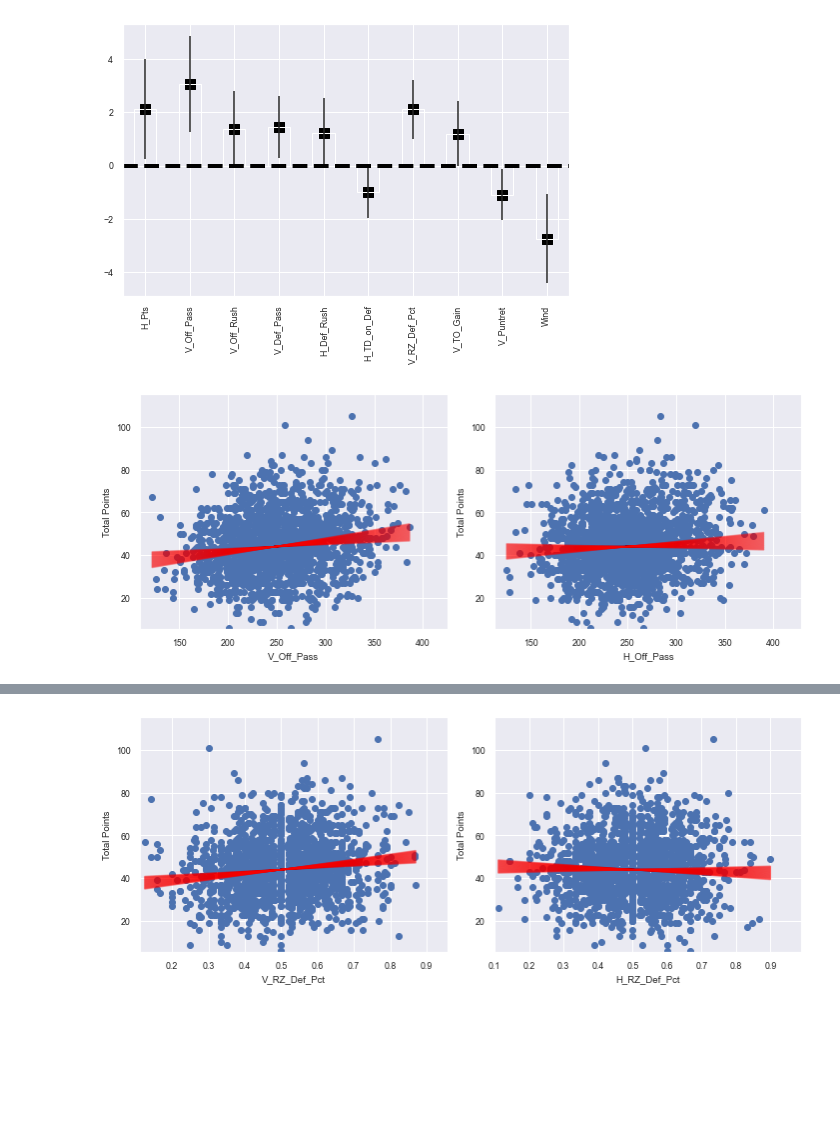
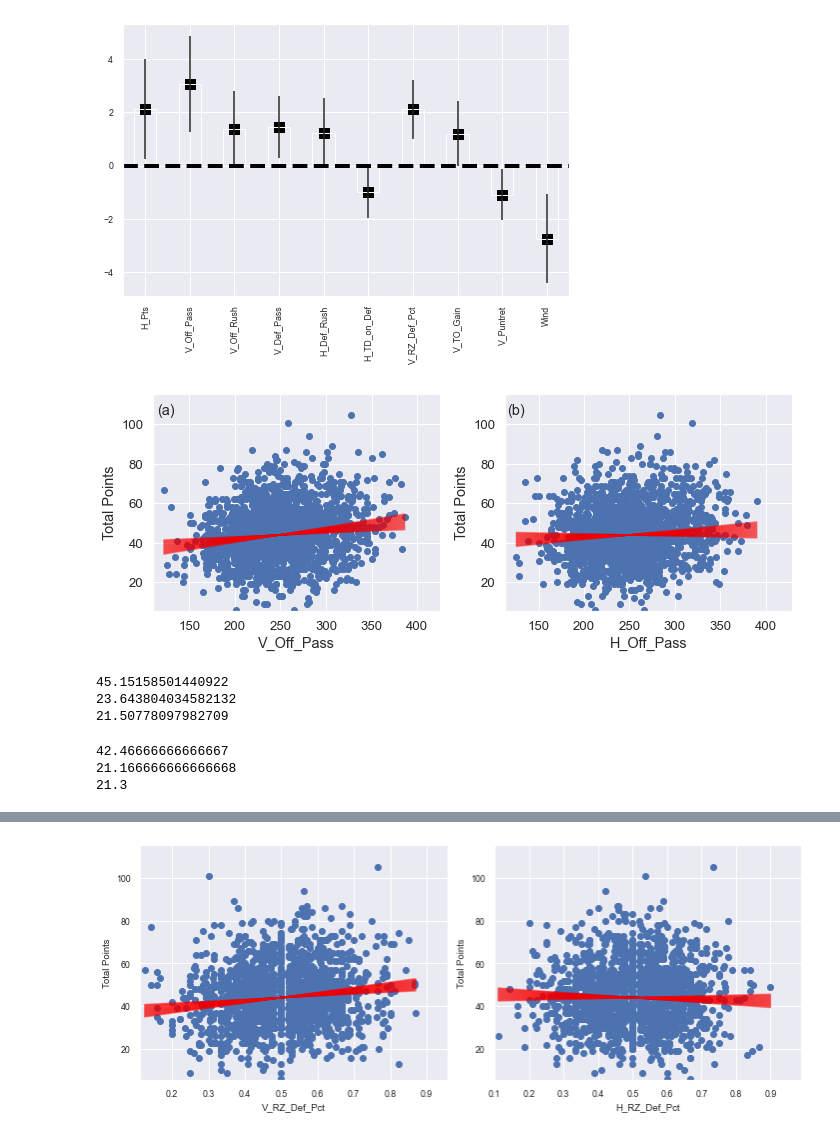
Before and after one commit to titansat74/Projects, a Jupyter notebook: Capstone Two/Cap2_Model.ipynb, the cells around one changed output, grey strips where cells are left out. Cells and saved outputs as stored; diff of their text form; code cells hidden in the pictures; blank space fills up the shorter version.

```diff
--- a/Capstone Two/Cap2_Model.ipynb
+++ b/Capstone Two/Cap2_Model.ipynb
@@ -638,28 +621,37 @@ Warnings:
 # %%
 fig17 = plt.figure(figsize=(10,4))
 cats = ['V_Off_Pass','H_Off_Pass']
+lbl = ['(a)','(b)']
 y = dfgame['Tot_Pts']
 y0 = np.median(dfgame['Tot_Pts'])
 for i,cat in enumerate(cats):
-    i = i+1
-    _ = fig17.add_subplot(1,2,i)
+    _ = fig17.add_subplot(1,2,i+1)
     x = dfgame[cat]
 #    m = df.loc[cat,'Unscaled']
     min_m = df.loc[cat,'min']
     max_m = df.loc[cat,'max']
     mm = np.linspace(min_m,max_m,100)
     x0 = np.median(dfgame[cat])
     plt.scatter(x,y)
     plt.xlabel(cat)
     plt.ylabel('Total Points')
     plt.xlim(min(x)*0.9,max(x)*1.1)
     plt.ylim(min(y)*0.9,max(y)*1.1)
+    plt.text(115,105,lbl[i],fontsize='medium')
     xx = np.linspace(min(x),max(x),500)
     b = y0-mm*x0
-    for i in range(len(mm)):
-        plt.plot(xx,mm[i]*xx+b[i],c='red',alpha=0.1)
+    for j in range(len(mm)):
+        plt.plot(xx,mm[j]*xx+b[j],c='red',alpha=0.1)
 fig17.tight_layout()
 fig17.show()
 fig17.savefig('plots/fig17.png')
 # %% [output]
-[figure, old version]
+[figure, new version]
+# %%
+print(dfgame['Tot_Pts'].mean())
+print(dfgame['H_Game'].mean())
+print(dfgame['V_Game'].mean())
+# %% [output]
+45.15158501440922
+23.643804034582132
+21.50778097982709
@@ -665,0 +660,8 @@ fig17.savefig('plots/fig17.png')
+# %%
+print(wind['Tot_Pts'].mean())
+print(wind['H_Game'].mean())
+print(wind['V_Game'].mean())
+# %% [output]
+42.46666666666667
+21.166666666666668
+21.3
```
Also changed, not shown: parts of 47 cells of this notebook.
